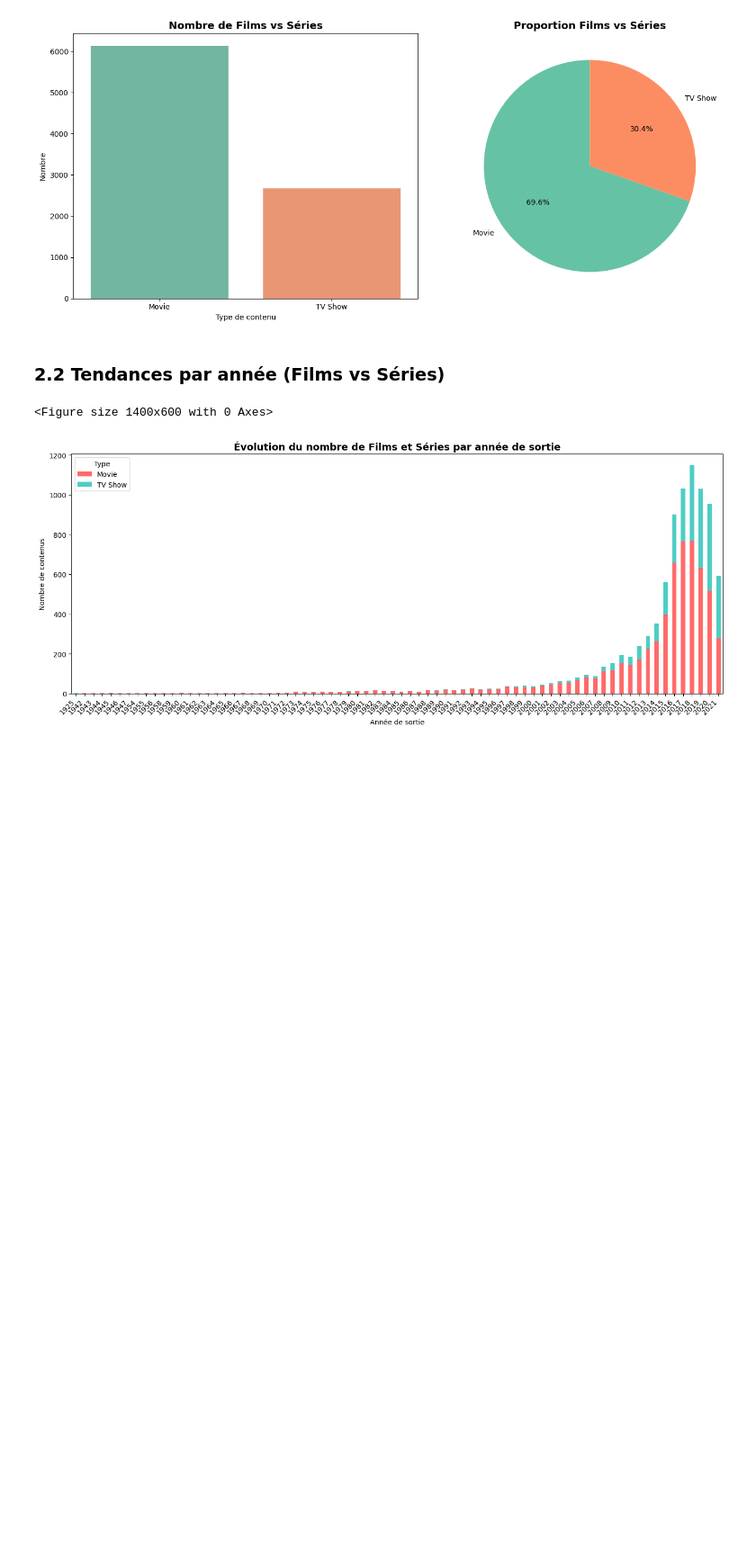
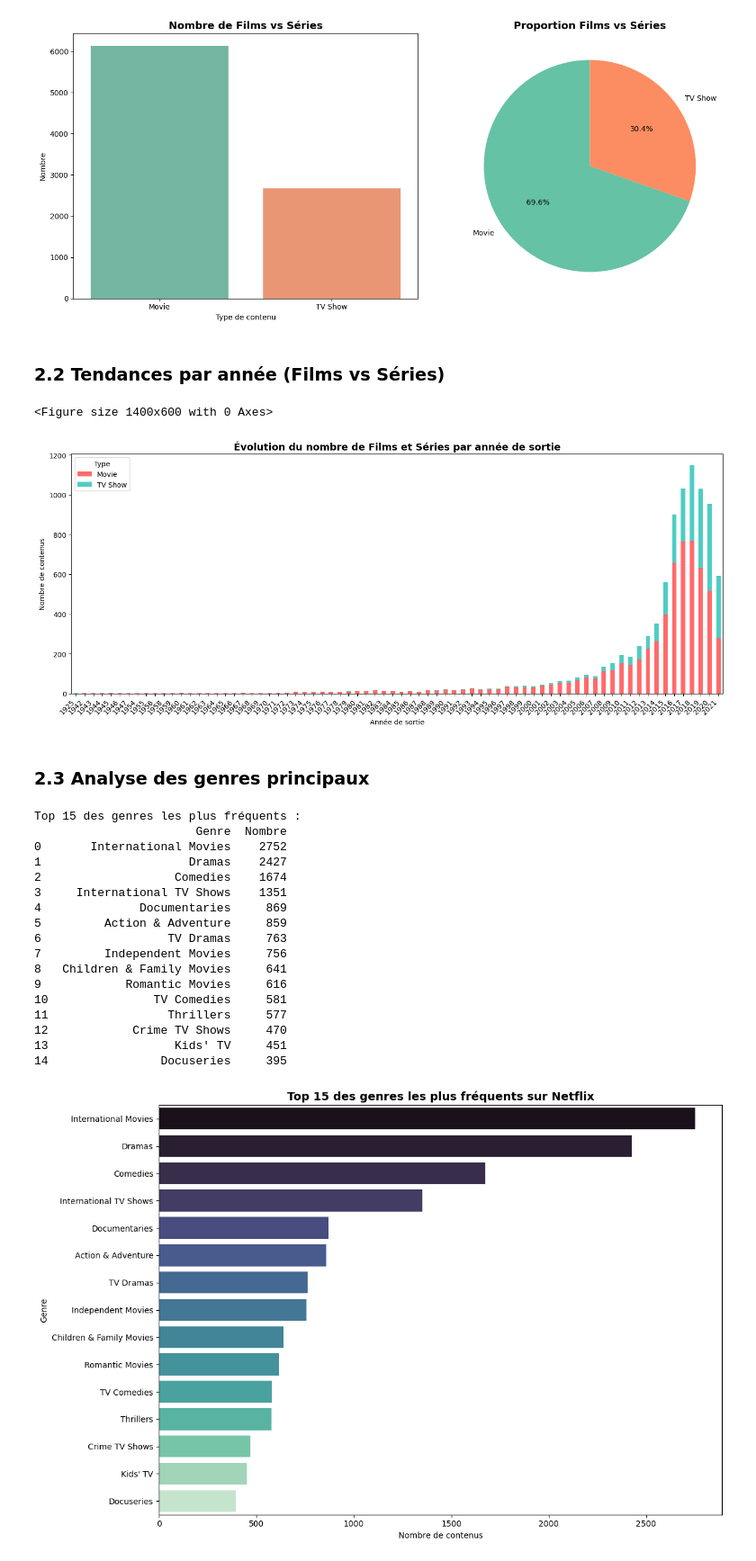
Before and after one commit to LaPoulePunto/netflix-eda-analyse, a Jupyter notebook: main.ipynb, the cells around one changed output. Shown at 90% size. Saved outputs shown, nothing was run; the diff lists cells and outputs as text; code cells hidden in the pictures; blank space fills up the shorter version.

Commit message:
Analyse des genres avec nuage de mots

```diff
--- a/main.ipynb
+++ b/main.ipynb
@@ -235,3 +235,57 @@ fig.show()
 # %% [output]
 <Figure size 1400x600 with 0 Axes>
 [figure]
+# %% [markdown]
+### 2.3 Analyse des genres principaux
+# %%
+from collections import Counter
+from wordcloud import WordCloud
+
+all_genres = []
+for genres in df['listed_in'].dropna():
+    genre_list = [g.strip() for g in str(genres).split(',')]
+    all_genres.extend(genre_list)
+
+genre_counts = Counter(all_genres)
+top_genres = pd.DataFrame(genre_counts.most_common(15), columns=['Genre', 'Nombre'])
+
+print("Top 15 des genres les plus fréquents :")
+print(top_genres)
+
+plt.figure(figsize=(12, 8))
+sns.barplot(data=top_genres, y='Genre', x='Nombre', palette='mako')
+plt.title('Top 15 des genres les plus fréquents sur Netflix',
+          fontsize=14, fontweight='bold')
+plt.xlabel('Nombre de contenus')
+plt.ylabel('Genre')
+plt.tight_layout()
+plt.show()
+
+wordcloud = WordCloud(width=800, height=400, background_color='white',
+                      colormap='viridis', max_words=50).generate_from_frequencies(genre_counts)
+
+plt.figure(figsize=(14, 7))
+plt.imshow(wordcloud, interpolation='bilinear')
+plt.axis('off')
+plt.title('Nuage de mots des genres Netflix', fontsize=16, fontweight='bold', pad=20)
+plt.tight_layout()
+plt.show()
+# %% [output]
+Top 15 des genres les plus fréquents :
+                       Genre  Nombre
+0       International Movies    2752
+1                     Dramas    2427
+2                   Comedies    1674
+3     International TV Shows    1351
+4              Documentaries     869
+5         Action & Adventure     859
+6                  TV Dramas     763
+7         Independent Movies     756
+8   Children & Family Movies     641
+9            Romantic Movies     616
+10               TV Comedies     581
+11                 Thrillers     577
+12            Crime TV Shows     470
+13                  Kids' TV     451
+14                Docuseries     395
+[figure, added]
```
Also changed, not shown: parts of 1 cell of this notebook, 1 other file.
